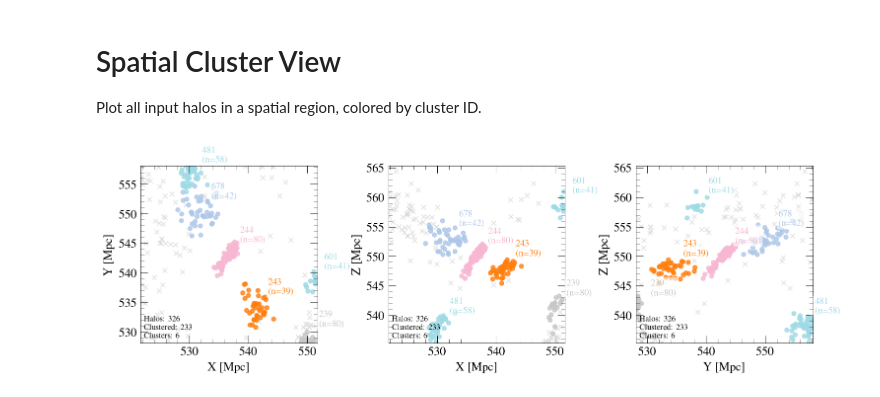
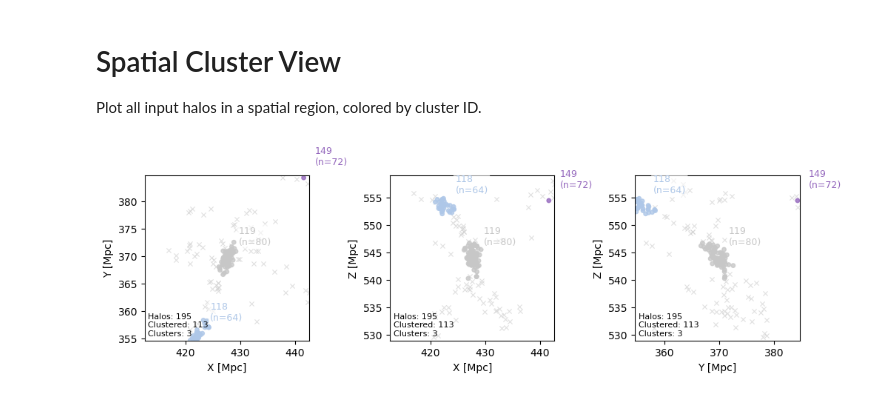
Before and after one commit to stuartmcalpine/manticore_posterior_clusters, a Jupyter notebook: notebooks/spatial_cluster_view.ipynb, the cells around one changed output. Saved outputs shown, nothing was run; the diff lists cells and outputs as text; code cells hidden in the pictures.

```diff
--- a/notebooks/spatial_cluster_view.ipynb
+++ b/notebooks/spatial_cluster_view.ipynb
@@ -7,16 +7,29 @@ import h5py
 import numpy as np
 import matplotlib.pyplot as plt
 from pathlib import Path
-from pymanticore.analysis.matplotlib import get_mplstyle_path
+
+try:
+    from pymanticore.analysis.matplotlib import get_mplstyle_path
+    _HAS_PYMANTICORE = True
+except ImportError:
+    _HAS_PYMANTICORE = False
 # %%
 # === CONFIGURATION ===
 
-# HDF5 file to plot
+# HDF5 file to plot — two supported formats:
+#   (a) DBSCAN cluster file:  "../output/dbscan_clusters_eps_2.75_ms_10.h5"
+#   (b) Posterior association catalog: "../output/manticore_posterior_association_catalog.h5"
 filepath = "../output/dbscan_clusters_eps_2.75_ms_10.h5"
-#filepath = "../output/dbscan_random_control_clusters_eps_4.0_ms_11.h5"
+#filepath = "../output/manticore_posterior_association_catalog.h5"
 
-# Spatial region to plot (centered on observer at box center)
-center = [536.7, 543.1, 550.3]  # Mpc (Persus cluster position)
+# For the posterior association catalog only: restrict to fiducial sample
+# (ignored for DBSCAN files)
+fiducial_only = True
+
+# Spatial region to plot (Cartesian simulation coordinates; observer at 500,500,500 Mpc)
+center = [536.7, 543.1, 550.3]  # Mpc — Perseus cluster (DBSCAN format)
+#center = [331.4, 430.9, 387.8]  # Mpc — association 0 (posterior catalog format)
+center = [427.627521,369.666245,543.950258]
 window_size = 15  # Mpc (half-width)
 
 # Depth slice along the third axis (None = all depths)
@@ -63,7 +107,9 @@ def filter_region(positions, labels, center, window_size, projection, depth_slic
 
     return positions[mask], labels[mask], (ax1, ax2)
 # %%
-with plt.style.context(get_mplstyle_path(mnras_style)):
+_style = [get_mplstyle_path(mnras_style)] if _HAS_PYMANTICORE else []
+
+with plt.style.context(_style):
     # Create figure with three panels (one per projection)
     fig, axes = plt.subplots(1, 3, figsize=(10, 4))
     offset = 2
@@ -72,7 +118,7 @@ with plt.style.context(get_mplstyle_path(mnras_style)):
     projection_titles = {'xy': 'X-Y projection', 'xz': 'X-Z projection', 'yz': 'Y-Z projection'}
 
     # Load data once
-    positions, labels = load_halo_data(filepath)
+    positions, labels = load_halo_data(filepath, fiducial_only=fiducial_only)
 
     # Compute cluster sizes in the FULL dataset (not filtered region)
     full_cluster_sizes = {
@@ -131,31 +177,31 @@ with plt.style.context(get_mplstyle_path(mnras_style)):
                     fontsize=9,
                     ha='left', va='bottom',
                     bbox=dict(
                         boxstyle='round,pad=0.2',
                         facecolor='white',
                         edgecolor='none',
                         alpha=0.6
                     )
                 )
 
         # Set equal axis limits to make square panels
         ax.set_xlim(center[ax1] - window_size, center[ax1] + window_size)
         ax.set_ylim(center[ax2] - window_size, center[ax2] + window_size)
         ax.set_aspect('equal', adjustable='box')
 
         ax.set_xlabel(f'{axis_labels[ax1]} [Mpc]')
         ax.set_ylabel(f'{axis_labels[ax2]} [Mpc]')
 
         n_total = len(lab_filt)
         n_clustered = int(np.sum(clustered))
         n_clusters = int(len(np.unique(lab_filt[clustered]))) if np.any(clustered) else 0
         ax.text(
             0.02, 0.02,
             f'Halos: {n_total}\nClustered: {n_clustered}\nClusters: {n_clusters}',
             transform=ax.transAxes, fontsize=8, va='bottom'
         )
 
     plt.tight_layout(pad=0.1)
     plt.show()
 # %% [output]
-[figure, old version]
+[figure, new version]
```
Also changed, not shown: parts of 1 cell of this notebook, 1 other file.
